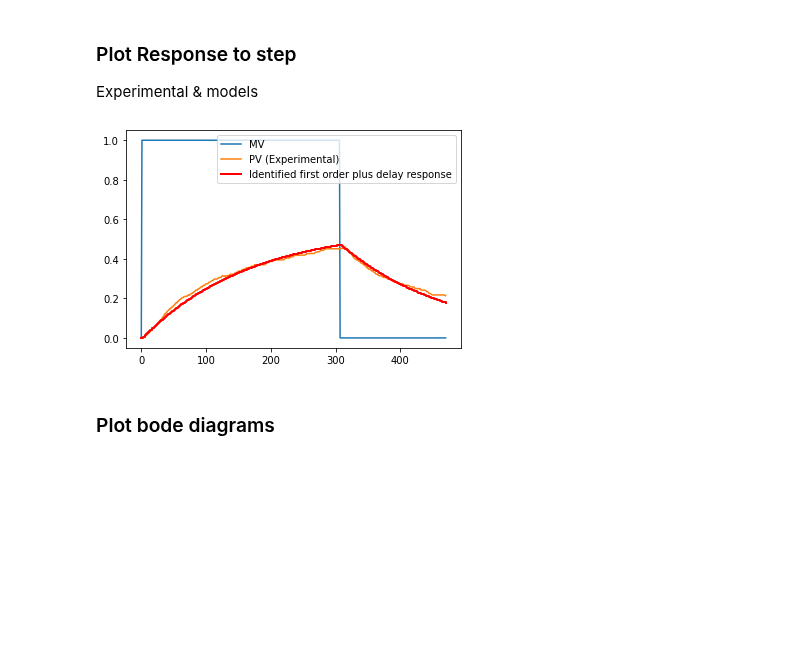
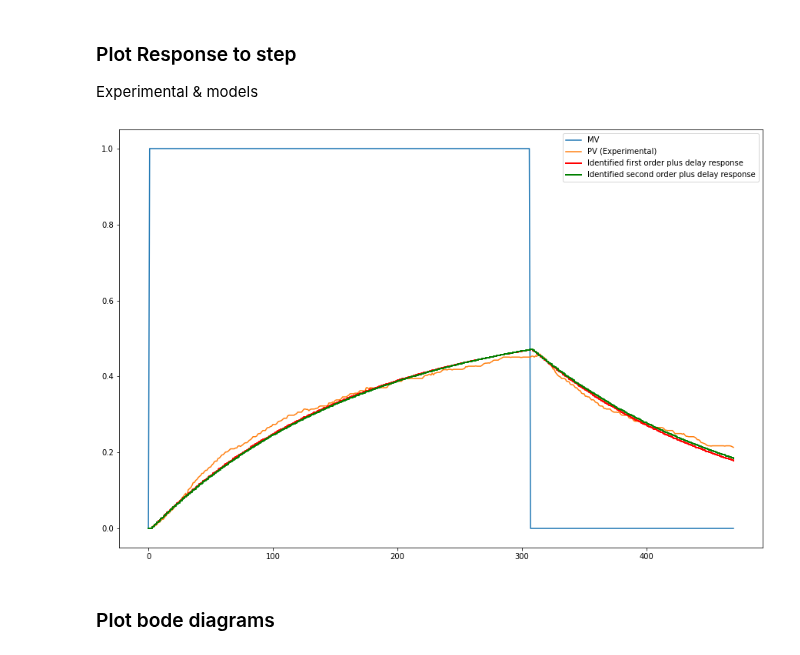
Before and after one commit to fred-corp/ECAM-Control_Theory-TCLab, a Jupyter notebook: Code/LAB - Simulation_OLP.ipynb, the cells around one changed output. Drawn from its saved outputs; the diff is of its cells as text; code cells hidden in the pictures; blank space fills up the shorter version.

Commit message:
added second order plot

```diff
--- a/Code/LAB - Simulation_OLP.ipynb
+++ b/Code/LAB - Simulation_OLP.ipynb
@@ -63,21 +63,29 @@ MV
 # %%
 Ts = 1.0
 
-PVFOPDT = np.array(FOPDT(MVm,Kfopdt, Tfopdt,THETAfopdt,Ts))
+PVFOPDT = FOPDT(MVm, Kfopdt, Tfopdt, THETAfopdt, Ts)
+PVSOPDT = SOPDT(MVm, Ksopdt, T1sopdt, T2sopdt, THETAsopdt, Ts)
 # %% [markdown]
 ### Plot Response to step
 Experimental & models
 # %%
+f = plt.figure()
+f.set_figwidth(15)
+f.set_figheight(10)
+
 plt.plot(tm, MVm, label='MV')
 plt.plot(tm, PVm, label='PV (Experimental)')
 plt.step(tm,PVFOPDT,'r-',linewidth=2,label='Identified first order plus delay response',where='post')
+plt.step(tm,PVSOPDT,'g-',linewidth=2,label='Identified second order plus delay response',where='post')
 #plt.plot(t, PVFOPDT, label='PVFOPDT')
 # plt.plot(t, DV, label='ax3')
 
 plt.legend(loc='upper right')
 
+
+
 plt.show()
 # %% [output]
-[figure, old version]
+[figure, new version]
 # %% [markdown]
 ### Plot bode diagrams
```
Also changed, not shown: parts of 1 cell of this notebook.
